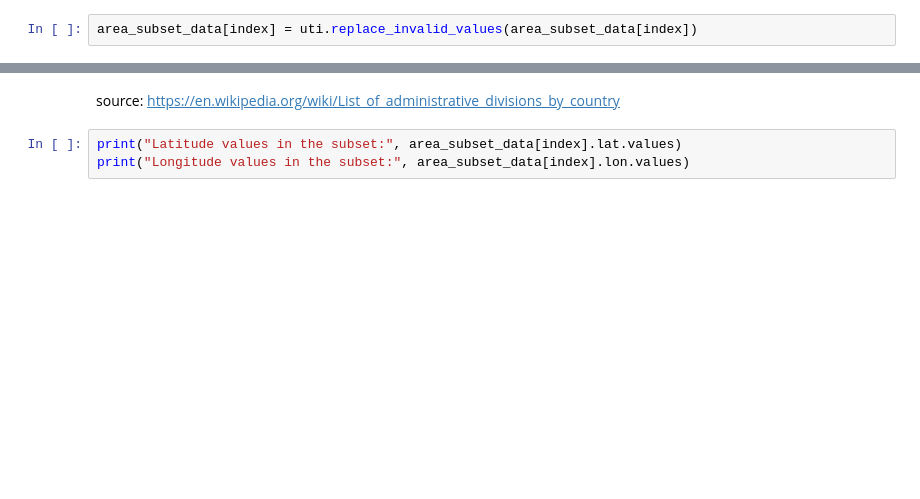
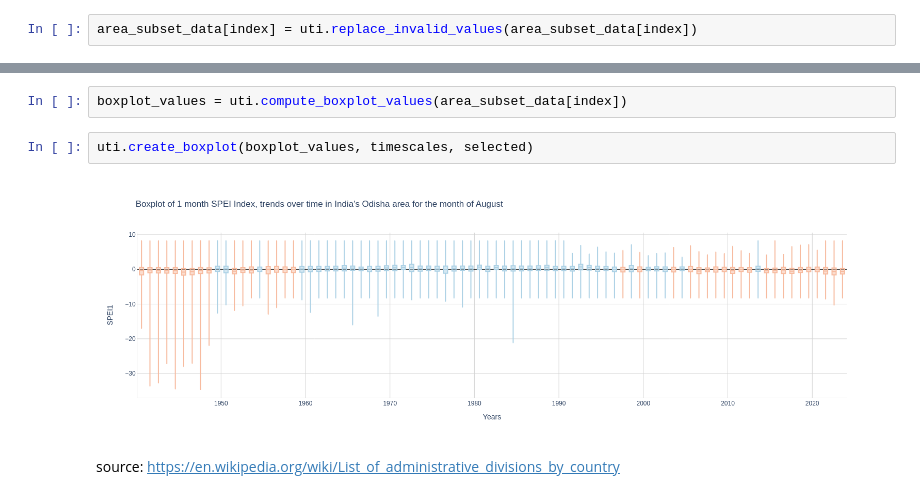
Before and after one commit to ECMWFCode4Earth/tales-of-drought, a Jupyter notebook: notebooks/notebook_1.ipynb, the cells around one changed output, grey strips where cells are left out. Cells and saved outputs as stored; diff of their text form; blank space fills up the shorter version.

Commit message:
add boxplot to notebook 1

```diff
--- a/notebooks/notebook_1.ipynb
+++ b/notebooks/notebook_1.ipynb
@@ -229,5 +196,8 @@ fig.show()
+# %%
+boxplot_values = uti.compute_boxplot_values(area_subset_data[index])
+# %%
+uti.create_boxplot(boxplot_values, timescales, selected)
+# %% [output]
+[figure, added]
 # %% [markdown]
 source: https://en.wikipedia.org/wiki/List_of_administrative_divisions_by_country
-# %%
-print("Latitude values in the subset:", area_subset_data[index].lat.values)
-print("Longitude values in the subset:", area_subset_data[index].lon.values)
```
Also changed, not shown: parts of 10 cells of this notebook, 1 other file.
